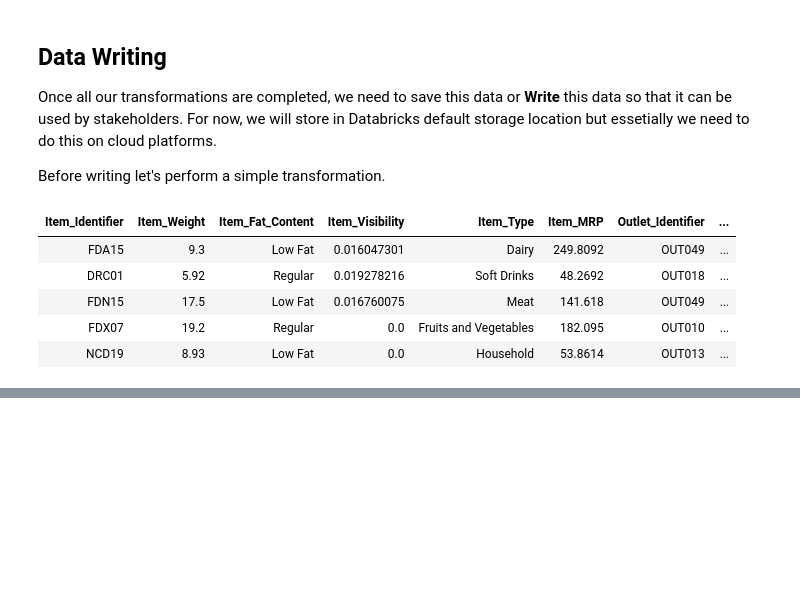
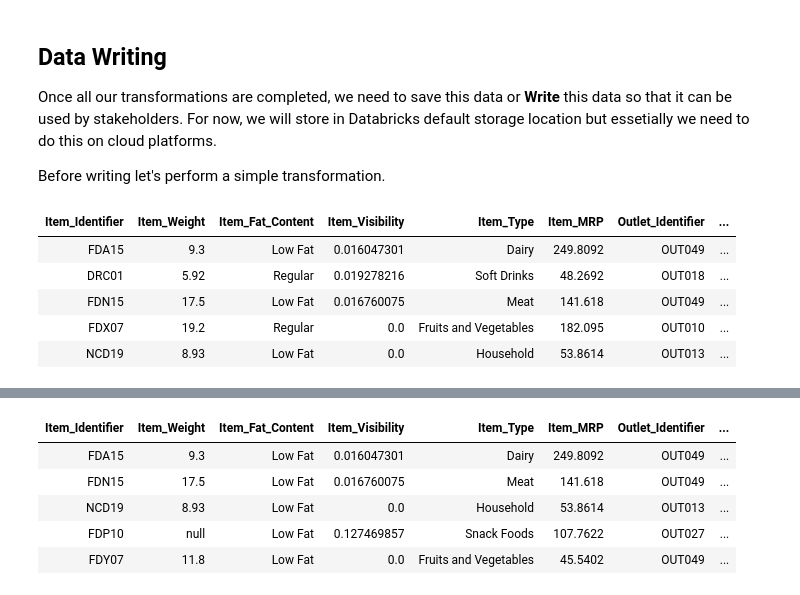
Before and after one commit to SarveshSoni09/everything-data-engineering, a Jupyter notebook: 3_PySpark/06_Writing_Files.ipynb, the cells around one changed output, grey strips where cells are left out. Saved outputs shown, nothing was run; the diff lists cells and outputs as text; code cells hidden in the pictures; blank space fills up the shorter version.

Commit message:
Completed Writing Files in PySpark

```diff
--- a/3_PySpark/06_Writing_Files.ipynb
+++ b/3_PySpark/06_Writing_Files.ipynb
@@ -23,0 +134,11 @@ new_df.limit(5).display()
+# %%
+df_sql = spark.sql("select * from MyView where Item_Fat_Content = 'Low Fat' limit 5")
+# %%
+df_sql.display()
+# %% [output]
+| Item_Identifier | Item_Weight | Item_Fat_Content | Item_Visibility | Item_Type | Item_MRP | Outlet_Identifier | ... |
+| FDA15 | 9.3 | Low Fat | 0.016047301 | Dairy | 249.8092 | OUT049 | ... |
+| FDN15 | 17.5 | Low Fat | 0.016760075 | Meat | 141.618 | OUT049 | ... |
+| NCD19 | 8.93 | Low Fat | 0.0 | Household | 53.8614 | OUT013 | ... |
+| FDP10 | null | Low Fat | 0.127469857 | Snack Foods | 107.7622 | OUT027 | ... |
+| FDY07 | 11.8 | Low Fat | 0.0 | Fruits and Vegetables | 45.5402 | OUT049 | ... |
```
Also changed, not shown: parts of 21 cells of this notebook, 1 other file.
